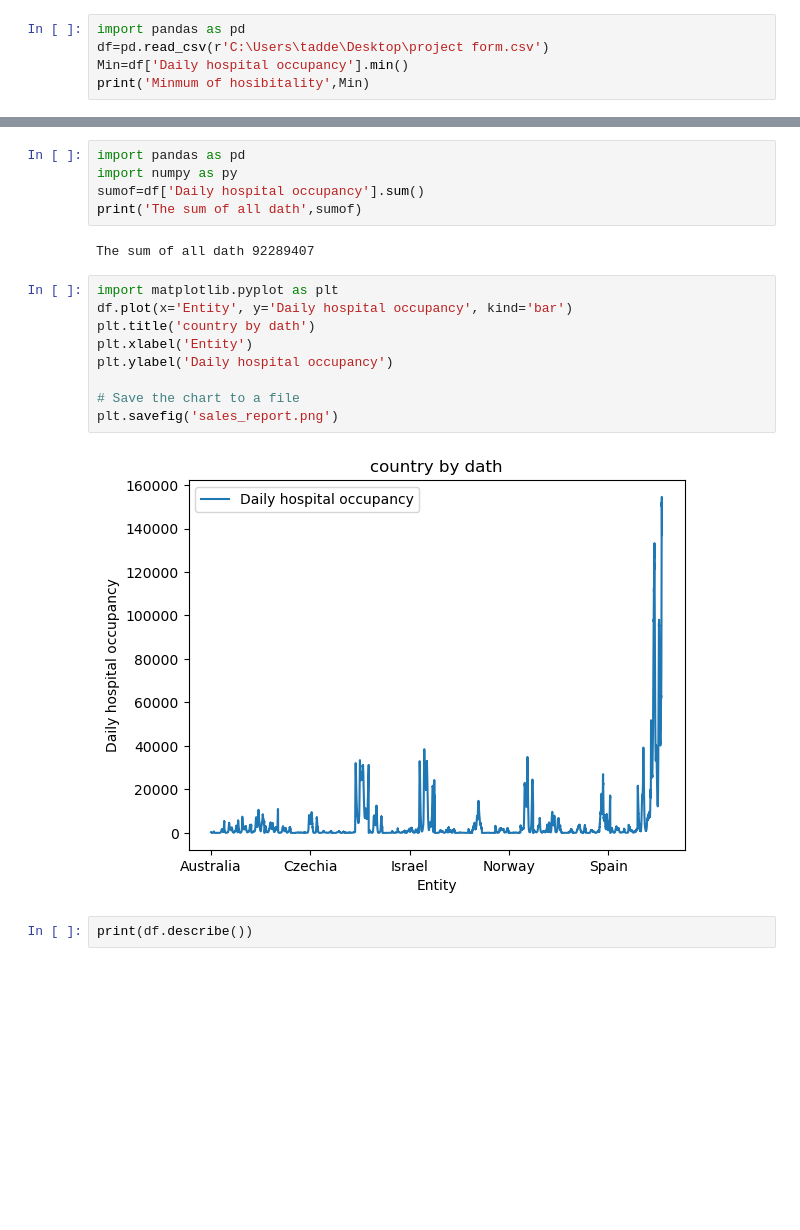
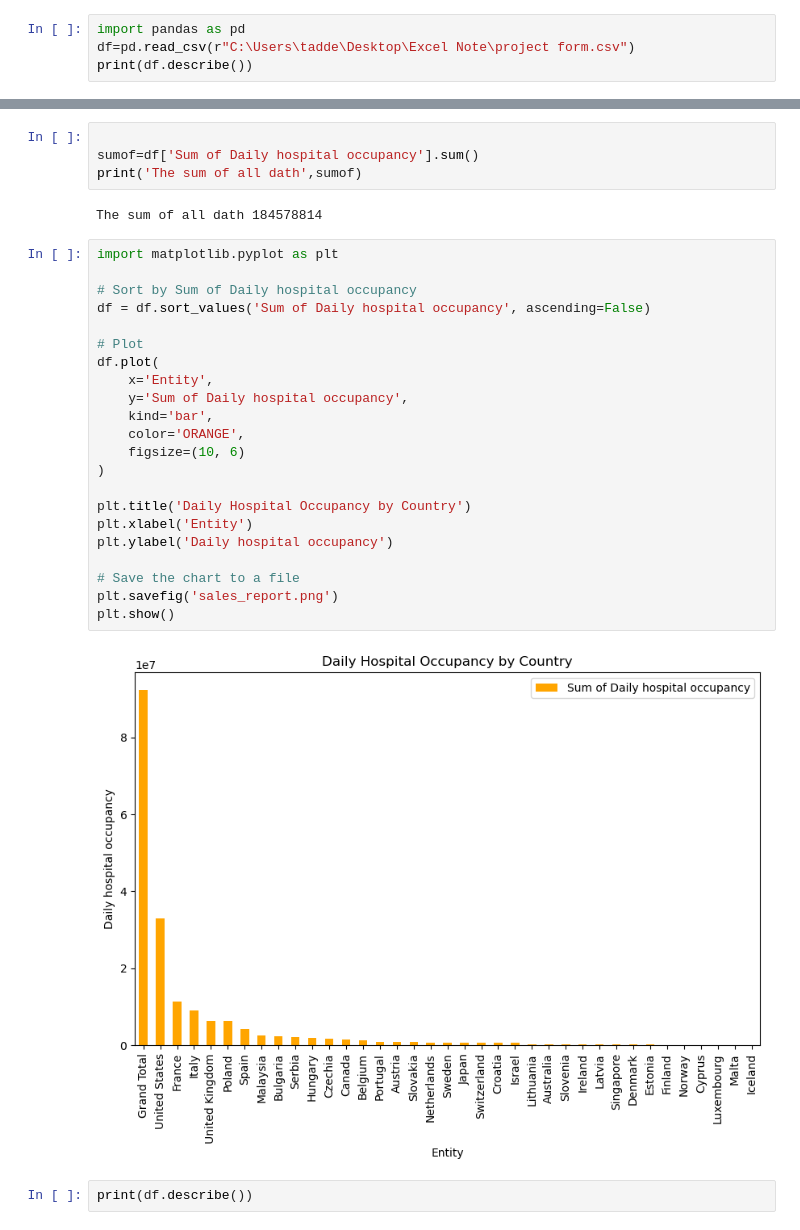
Before and after one commit to tadd2018/PythonRepo, a Jupyter notebook: CSVpracticewithpandas.ipynb, the cells around one changed output, grey strips where cells are left out. Cells and saved outputs as stored; diff of their text form; blank space fills up the shorter version.

```diff
--- a/CSVpracticewithpandas.ipynb
+++ b/CSVpracticewithpandas.ipynb
@@ -31,6 +32,5 @@ maxumum 154536
 # %%
 import pandas as pd
-df=pd.read_csv(r'C:\Users\tadde\Desktop\project form.csv')
-Min=df['Daily hospital occupancy'].min()
-print('Minmum of hosibitality',Min)
+df=pd.read_csv(r"C:\Users\tadde\Desktop\Excel Note\project form.csv")
+print(df.describe())
 # %% [output]
@@ -38,21 +46,33 @@ Minmum of hosibitality 0
 # %%
-import pandas as pd
-import numpy as py
-sumof=df['Daily hospital occupancy'].sum()
+
+sumof=df['Sum of Daily hospital occupancy'].sum()
 print('The sum of all dath',sumof)
 # %% [output]
-The sum of all dath 92289407
+The sum of all dath 184578814
 # %%
 import matplotlib.pyplot as plt
-df.plot(x='Entity', y='Daily hospital occupancy', kind='bar')
-plt.title('country by dath')
+
+# Sort by Sum of Daily hospital occupancy
+df = df.sort_values('Sum of Daily hospital occupancy', ascending=False)
+
+# Plot
+df.plot(
+    x='Entity',
+    y='Sum of Daily hospital occupancy',
+    kind='bar',
+    color='ORANGE',
+    figsize=(10, 6)
+)
+
+plt.title('Daily Hospital Occupancy by Country')
 plt.xlabel('Entity')
 plt.ylabel('Daily hospital occupancy')
 
 # Save the chart to a file
 plt.savefig('sales_report.png')
+plt.show()
 # %% [output]
-[figure, old version]
+[figure, new version]
 # %%
 print(df.describe())
 # %% [output]
```
Also changed, not shown: parts of 3 cells of this notebook, 1 other file.
